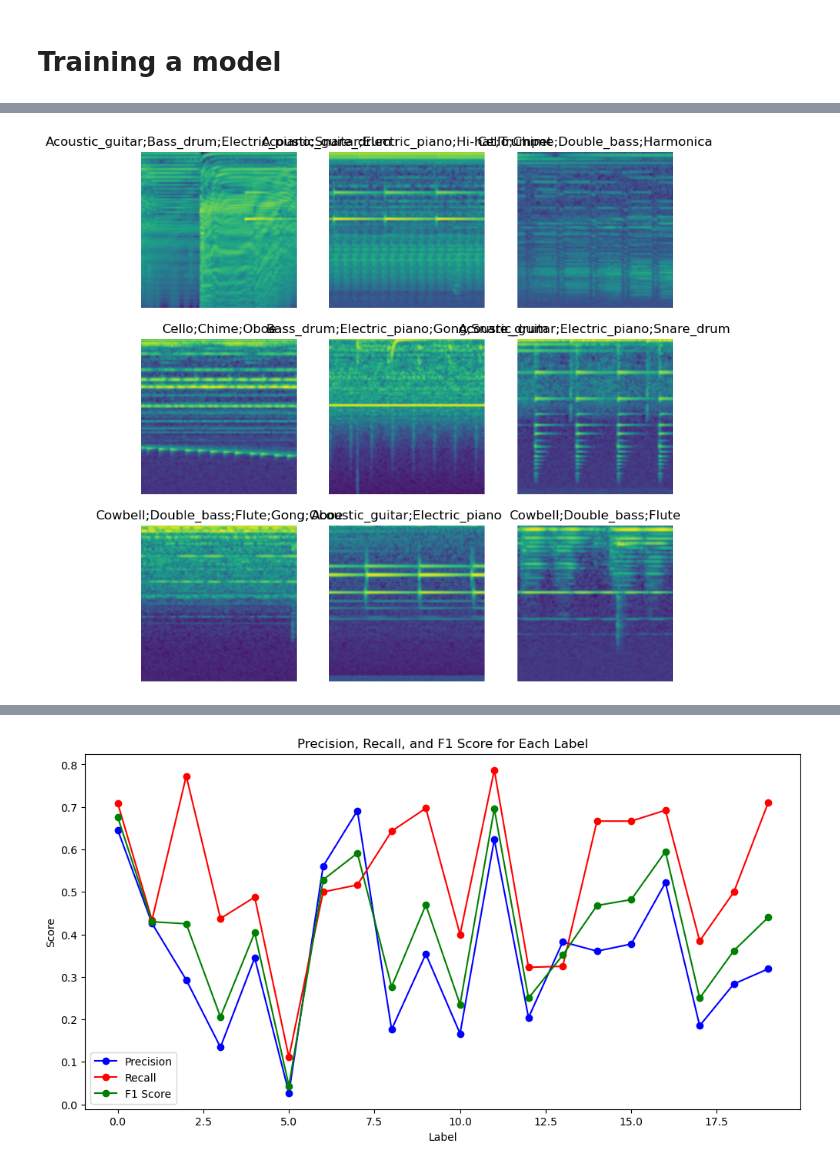
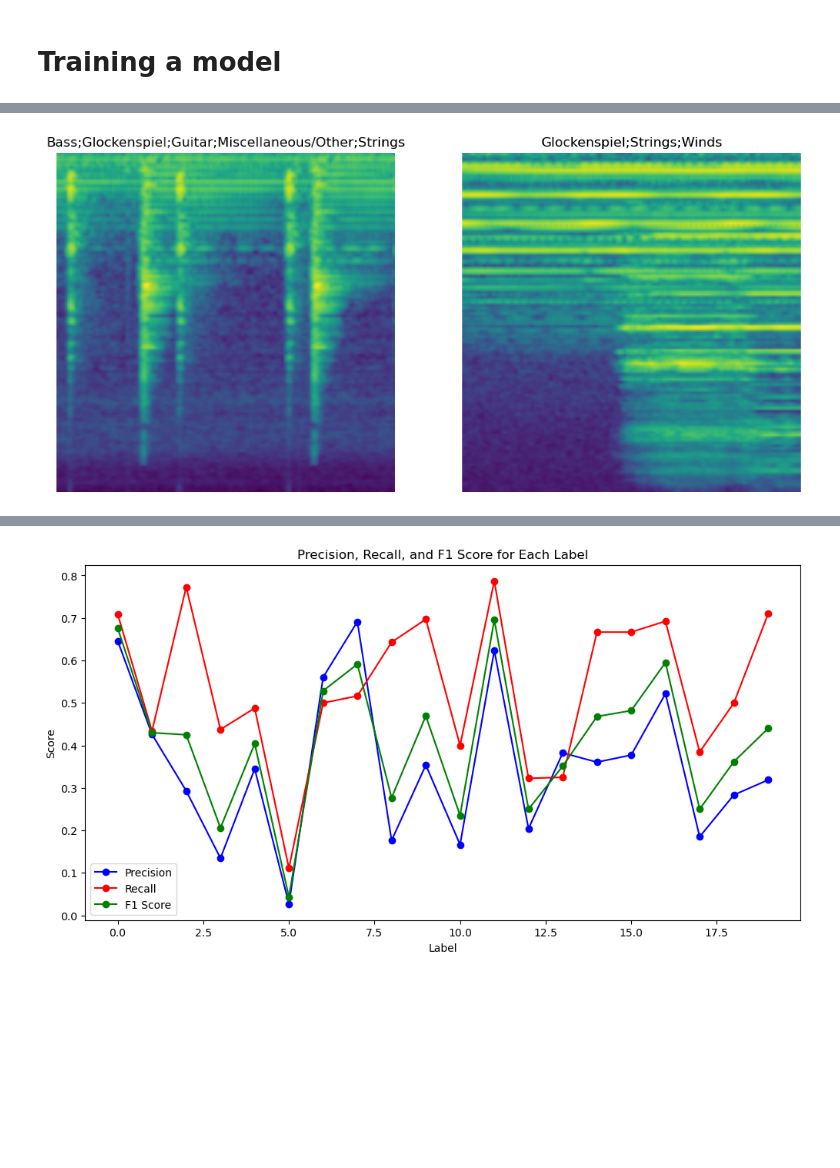
Before and after one commit to oygarden/dat255-audio_project-g11, a Jupyter notebook: notebooks/1.0-be-dataset_mix_pipeline.ipynb, the cells around one changed output, grey strips where cells are left out. Cells and saved outputs as stored; diff of their text form; code cells hidden in the pictures; blank space fills up the shorter version.

```diff
--- a/notebooks/1.0-be-dataset_mix_pipeline.ipynb
+++ b/notebooks/1.0-be-dataset_mix_pipeline.ipynb
@@ -246,4 +244,5 @@ ipd.Audio(path2)
 - Now, let's add a range to all the entries.
 # %%
 # Determine the frequency range for all clips in the dataset
-musical_meta['frequency_range'] = musical_meta['path'].apply(determine_frequency_range)
+musical_meta = musical_meta.copy()
+musical_meta.loc[:, 'frequency_range'] = musical_meta['path'].apply(determine_frequency_range)
@@ -280,19 +316,4 @@ plt.show()
 # %%
-
-
-
-# Experimental genre-specific adjustments. Might not work as intended. The idea is to apply different effects to the audio clips based on the genre.
-genre_instruments = {
-    'jazz': ['Saxophone', 'Trumpet', 'Double_bass', 'Snare_drum', 'Hi-hat', 'Clarinet', 'Trombone', 'Electric_piano'],
-    'classical': ['Violin_or_fiddle', 'Cello', 'Flute', 'Oboe', 'Clarinet', 'Glockenspiel', 'Chime'],
-    'rock': ['Electric_piano', 'Acoustic_guitar', 'Snare_drum', 'Bass_drum', 'Hi-hat', 'Tambourine', 'Cowbell'],
-    'blues': ['Saxophone', 'Trumpet', 'Harmonica', 'Electric_piano', 'Acoustic_guitar', 'Snare_drum', 'Hi-hat'],
-    'folk': ['Acoustic_guitar', 'Violin_or_fiddle', 'Harmonica', 'Double_bass', 'Flute', 'Tambourine', 'Glockenspiel'],
-    'electronic': ['Snare_drum', 'Bass_drum', 'Hi-hat', 'Electric_piano', 'Gong', 'Tambourine', 'Finger_snapping', 'Chime'],
-    'world': ['Harmonica', 'Gong', 'Tambourine', 'Cowbell', 'Oboe', 'Chime', 'Flute', 'Double_bass'],
-    'wildcard': ['Hi-hat', 'Saxophone', 'Trumpet', 'Glockenspiel', 'Cello', 'Clarinet', 'Snare_drum', 'Oboe', 'Flute', 'Chime', 'Bass_drum', 'Harmonica', 'Gong', 'Double_bass', 'Tambourine', 'Cowbell', 'Electric_piano', 'Acoustic_guitar', 'Violin_or_fiddle', 'Finger_snapping']
-}
-
 def adjust_for_genre(clip, genre, sr=44100):
     if genre == 'classical':
         # Increase dynamic range; classical music often has wide dynamic swings
@@ -370,7 +391,16 @@ def mix_clips_from_different_ranges(df, genre_instruments, output_file_name, sr=
     num_groups = random.randint(min_groups, max_groups)
     selected_groups = random.sample(list(grouped.groups), min(num_groups, len(grouped.groups)))
 
-    selected_clips = [grouped.get_group(group).sample(1).iloc[0] for group in selected_groups]
+    selected_clips = []
+    used_instruments = set()
+    for group in selected_groups:
+        group_df = grouped.get_group(group)
+        group_df = group_df[~group_df['label'].isin(used_instruments)]  # Exclude used instruments
+        if not group_df.empty:
+            selected_clip = group_df.sample(1).iloc[0]
+            selected_clips.append(selected_clip)
+            used_instruments.add(selected_clip['label'])
+
     mixed_clip = np.zeros(int(sr * clip_length))
 
     for row in selected_clips:
@@ -383,12 +413,12 @@ def mix_clips_from_different_ranges(df, genre_instruments, output_file_name, sr=
             clip = vary_speed(clip, sr=sr)
 
         #Randomly slice and reassemble the clip
-        if random.random() < 0.5:
+        if random.random() < 0.3:
             clip = random_slice_reassemble(clip)
 
         # Randomly add noise
-        if random.random() < 0.5:  # 50% chance to add noise, adjust this value as needed
-            noise_types = ['white', 'pink', 'custom', 'brownian']  # Assuming 'custom' is an option for your own noise file
+        if random.random() < 0.5:  # Chance of adding noise
+            noise_types = ['white', 'pink', 'custom', 'brownian']
             noise_type = random.choice(noise_types)  # Randomly select the type of noise to add
             clip = add_noise(clip, noise_type=noise_type)
 
@@ -400,7 +430,7 @@ def mix_clips_from_different_ranges(df, genre_instruments, output_file_name, sr=
     output_path = f"{output_file_name}.wav"
     sf.write(output_path, mixed_clip, sr)
 
-    return [row['label'] for row in selected_clips], genre, output_path
+    return [row['generalized_label'] for row in selected_clips], genre, output_path
 # %%
 # Example mixed clip
 output_path = os.path.join(mixed_clips_path, 'mixed_clip_from_different_ranges')
@@ -555,7 +594,7 @@ generate_spectrograms(mixed_clips_df, os.path.join(processed_path, 'spectrograms
 # Training a model
 # %%
 # First, let's generate a bunch of mixed clips and spectrograms
-n_clips = 1000
+n_clips = 10000
 output_folder = os.path.join(processed_path, 'mixed_clips')
 mixed_clips_df = generate_mixed_clips(musical_meta, genre_instruments, output_folder, n_clips)
 
@@ -587,9 +626,9 @@ db = DataBlock(blocks=(ImageBlock, MultiCategoryBlock),
 
 dls = db.dataloaders(mixed_clips_df, bs=64)
 # %%
-dls.show_batch(max_n=9)
+dls.show_batch(max_n=2, figsize=(12, 6))
 # %% [output]
-[figure, old version]
+[figure, new version]
 # %%
 from torch.nn import BCEWithLogitsLoss
 
```
Also changed, not shown: parts of 23 cells of this notebook, 6 other files.
